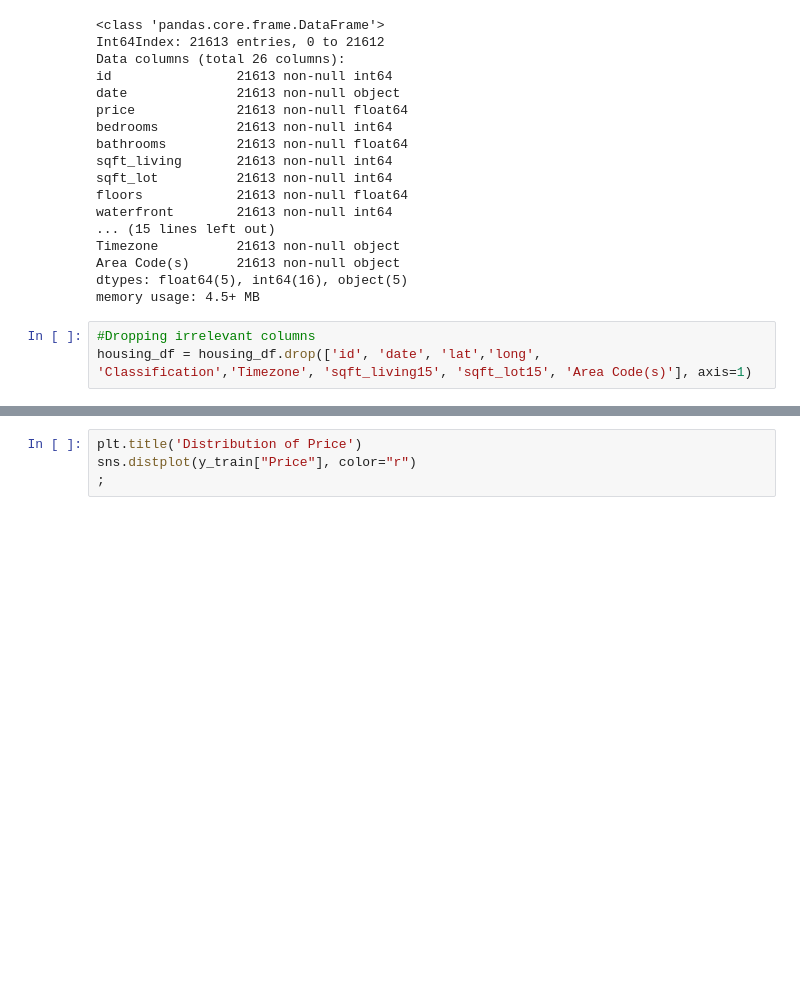
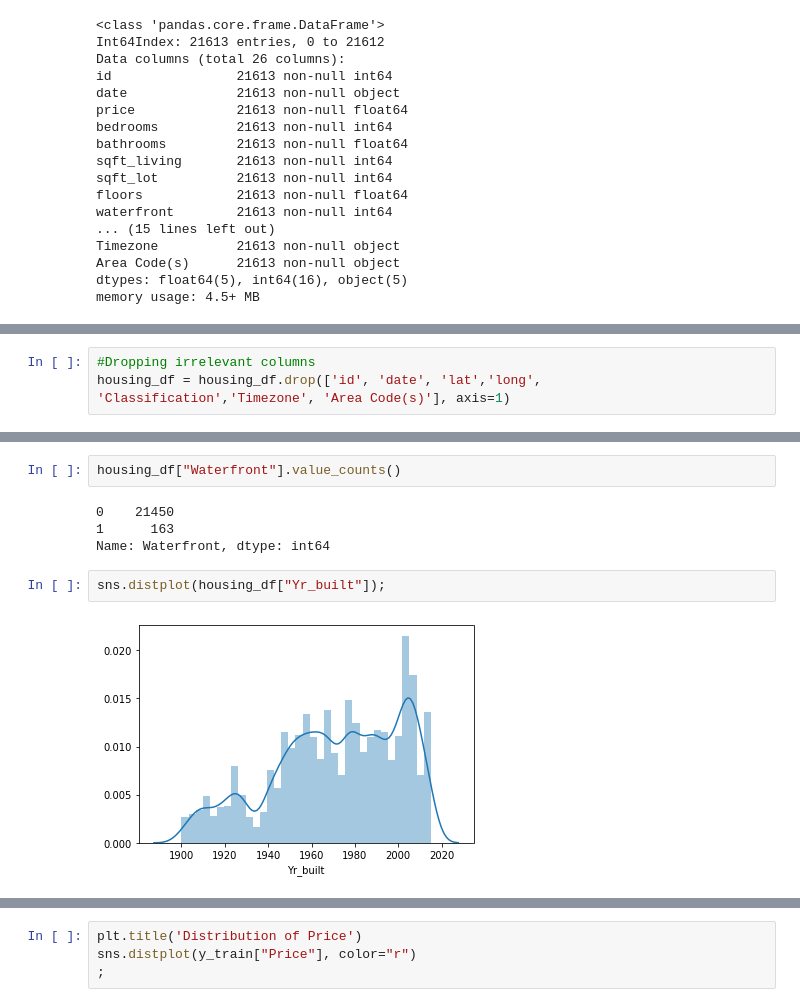
Before and after one commit to sudonikita/KingCounty_Python, a Jupyter notebook: Project_Kingcounty.ipynb, the cells around one changed output, grey strips where cells are left out. Drawn from its saved outputs; the diff is of its cells as text; blank space fills up the shorter version.

```diff
--- a/Project_Kingcounty.ipynb
+++ b/Project_Kingcounty.ipynb
@@ -150,6 +165,3 @@ Timezone          21613 non-null object
 Area Code(s)      21613 non-null object
 dtypes: float64(5), int64(16), object(5)
 memory usage: 4.5+ MB
-# %%
-#Dropping irrelevant columns
-housing_df = housing_df.drop(['id', 'date', 'lat','long', 'Classification','Timezone', 'sqft_living15', 'sqft_lot15', 'Area Code(s)'], axis=1)
@@ -288,0 +168,3 @@ sns.boxplot(x=X_train['Floors'],y=y_train['Price'],palette = ("cubehelix"), ax=a
+# %%
+#Dropping irrelevant columns
+housing_df = housing_df.drop(['id', 'date', 'lat','long', 'Classification','Timezone', 'Area Code(s)'], axis=1)
@@ -288,0 +208,10 @@ sns.boxplot(x=X_train['Floors'],y=y_train['Price'],palette = ("cubehelix"), ax=a
+# %%
+housing_df["Waterfront"].value_counts()
+# %% [output]
+0    21450
+1      163
+Name: Waterfront, dtype: int64
+# %%
+sns.distplot(housing_df["Yr_built"]);
+# %% [output]
+[figure, added]
```
Also changed, not shown: parts of 91 cells of this notebook.
